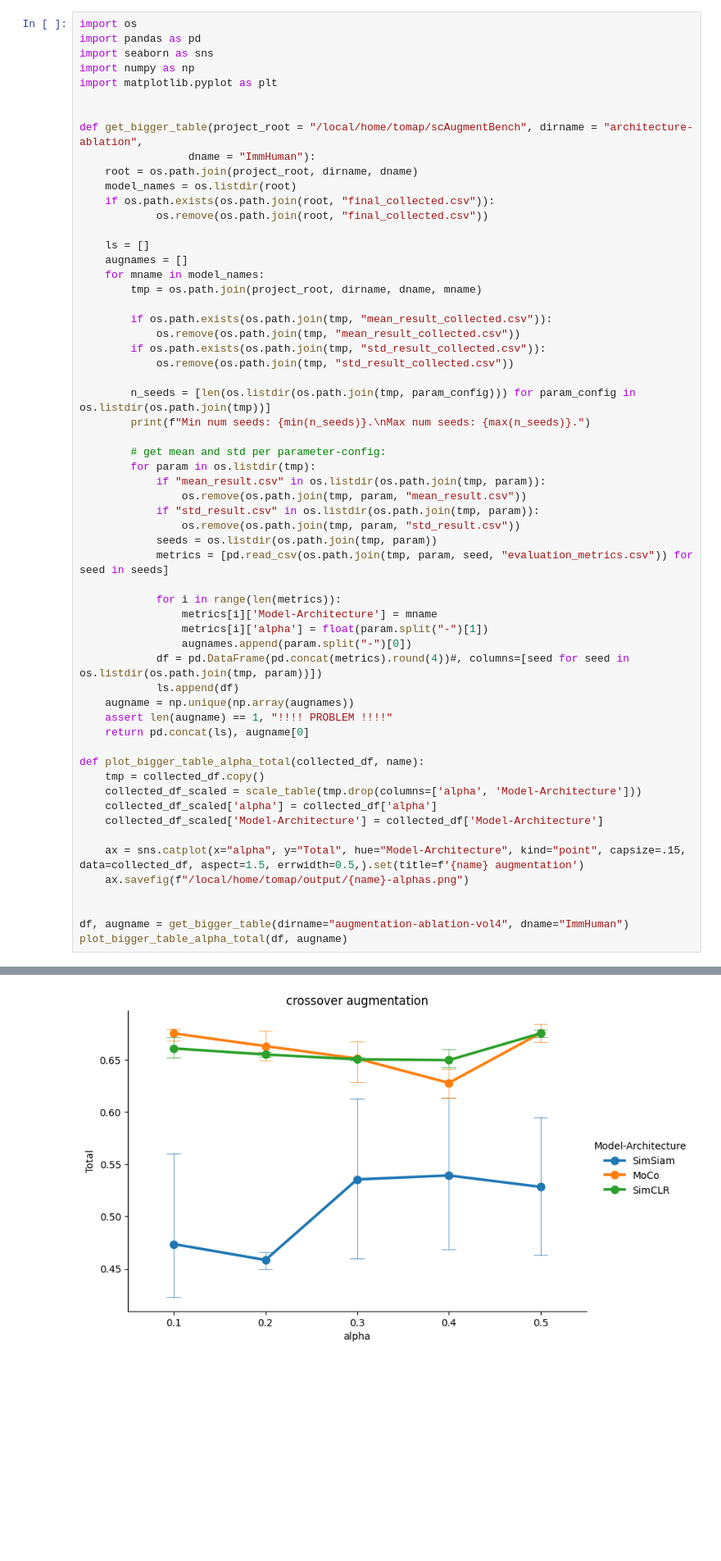
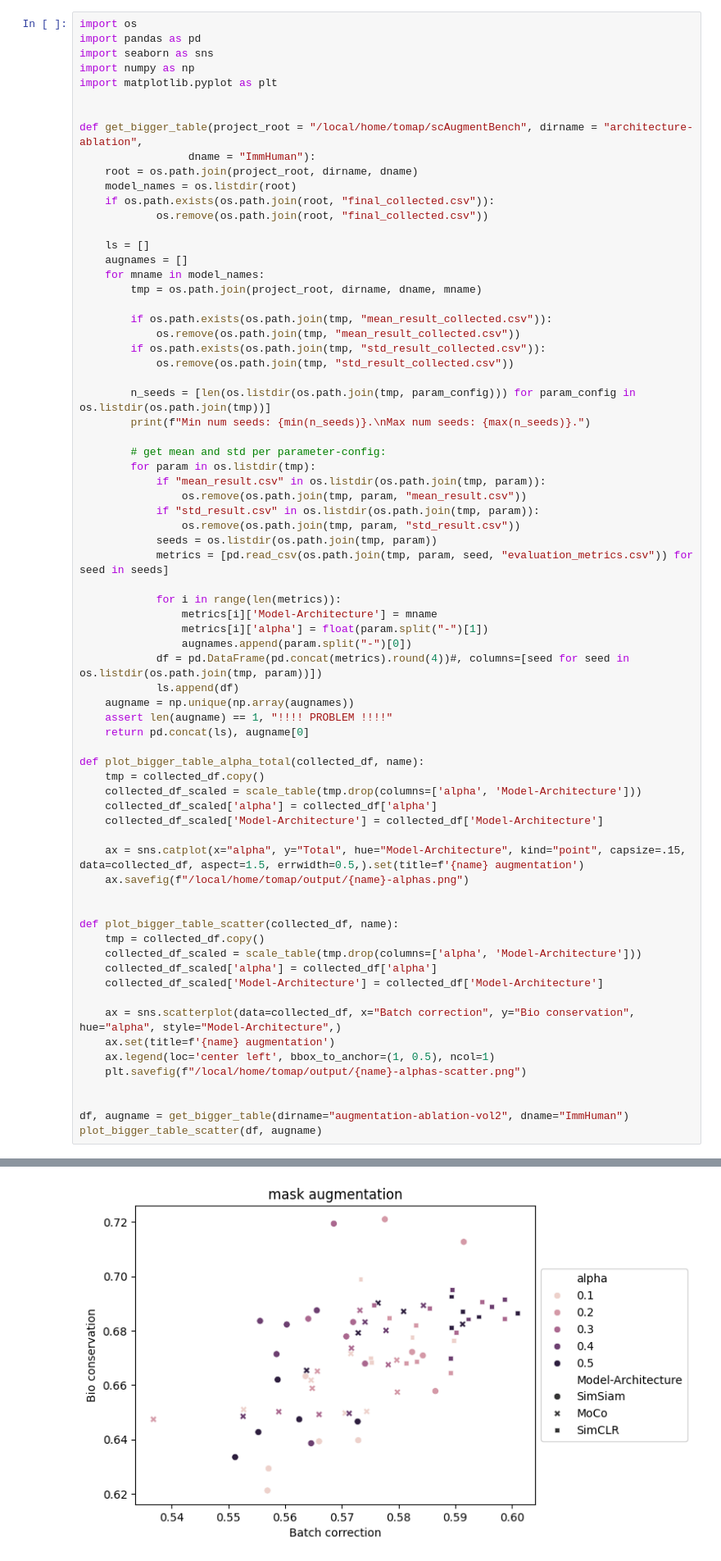
Before and after one commit to OlgaOvcharenko/scAugmentBench, a Jupyter notebook: debug.ipynb, the cells around one changed output, grey strips where cells are left out. Shown at 82% size. Saved outputs shown, nothing was run; the diff lists cells and outputs as text; blank space fills up the shorter version.

```diff
--- a/debug.ipynb
+++ b/debug.ipynb
@@ -180,8 +180,20 @@ def plot_bigger_table_alpha_total(collected_df, name):
     ax.savefig(f"/local/home/tomap/output/{name}-alphas.png")
 
 
-df, augname = get_bigger_table(dirname="augmentation-ablation-vol4", dname="ImmHuman")
-plot_bigger_table_alpha_total(df, augname)
+def plot_bigger_table_scatter(collected_df, name):
+    tmp = collected_df.copy()
+    collected_df_scaled = scale_table(tmp.drop(columns=['alpha', 'Model-Architecture']))
+    collected_df_scaled['alpha'] = collected_df['alpha']
+    collected_df_scaled['Model-Architecture'] = collected_df['Model-Architecture']
+
+    ax = sns.scatterplot(data=collected_df, x="Batch correction", y="Bio conservation", hue="alpha", style="Model-Architecture",)
+    ax.set(title=f'{name} augmentation')
+    ax.legend(loc='center left', bbox_to_anchor=(1, 0.5), ncol=1)
+    plt.savefig(f"/local/home/tomap/output/{name}-alphas-scatter.png")
+
+
+df, augname = get_bigger_table(dirname="augmentation-ablation-vol2", dname="ImmHuman")
+plot_bigger_table_scatter(df, augname)
 # %% [output]
 Min num seeds: 5.
 Max num seeds: 5.
@@ -195,4 +204,4 @@ The `errwidth` parameter is deprecated. And will be removed in v0.15.0. Pass `er
-[figure, old version]
+[figure, new version]
 # %%
 from evaluator import get_best_params, scale_table, get_bigger_table
 
```
Also changed, not shown: parts of 1 cell of this notebook.
